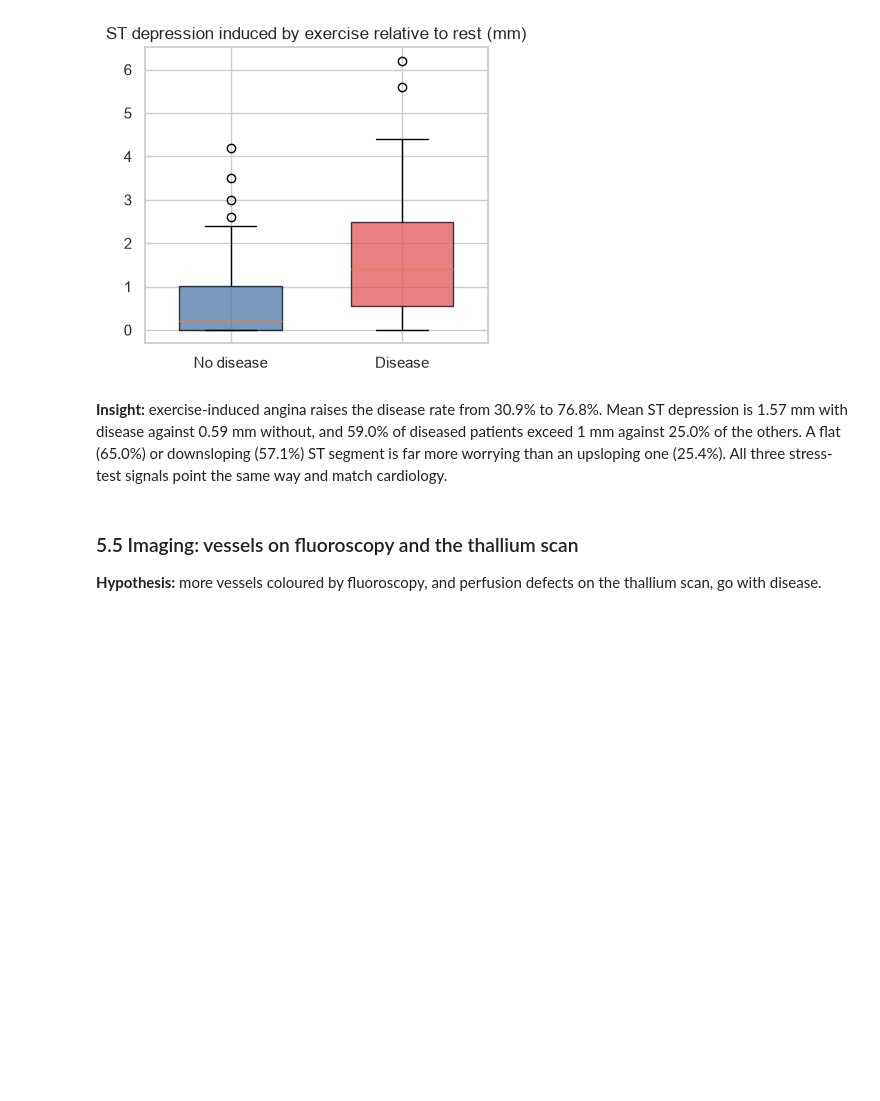
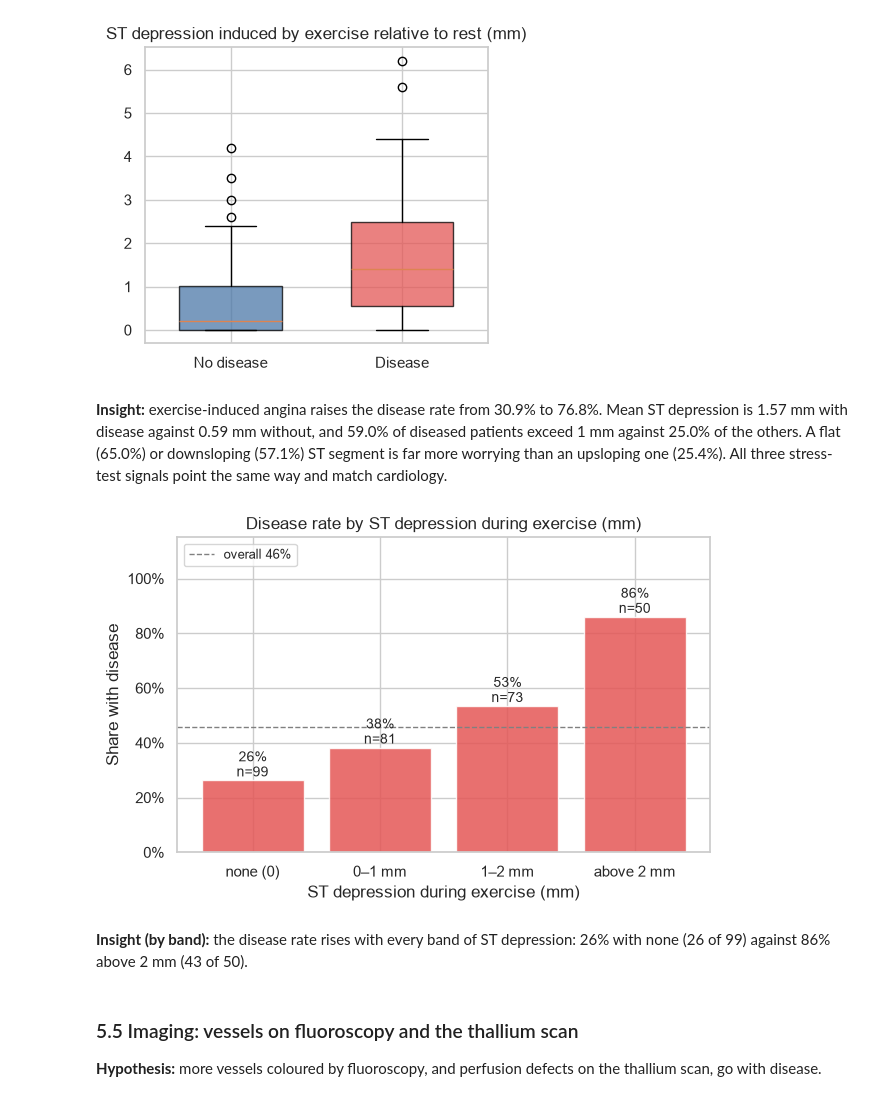
Before and after one commit to ArayathamTarakulpratip/heart-disease-prediction, a Jupyter notebook: heart_disease_pitch_gold_standard.ipynb, the cells around one changed output. Saved outputs shown, nothing was run; the diff lists cells and outputs as text; code cells hidden in the pictures; blank space fills up the shorter version.

```diff
--- a/heart_disease_pitch_gold_standard.ipynb
+++ b/heart_disease_pitch_gold_standard.ipynb
@@ -443,6 +449,12 @@ ST depression (oldpeak) by status: {'no disease': {'mean': 0.59, 'over_1mm': 25.
 [figure]
 # %% [markdown]
 **Insight:** exercise-induced angina raises the disease rate from 30.9% to 76.8%. Mean ST depression is 1.57 mm with disease against 0.59 mm without, and 59.0% of diseased patients exceed 1 mm against 25.0% of the others. A flat (65.0%) or downsloping (57.1%) ST segment is far more worrying than an upsloping one (25.4%). All three stress-test signals point the same way and match cardiology.
+# %%
+plots.rate_by_bins(df, "oldpeak", [-1, 0, 1, 2, 10], ["none (0)", "0–1 mm", "1–2 mm", "above 2 mm"], "ST depression during exercise (mm)");
+# %% [output]
+[figure, added]
+# %% [markdown]
+**Insight (by band):** the disease rate rises with every band of ST depression: 26% with none (26 of 99) against 86% above 2 mm (43 of 50).
 # %% [markdown]
 ### 5.5 Imaging: vessels on fluoroscopy and the thallium scan
 
```
Also changed, not shown: parts of 2 cells of this notebook, 6 other files.
